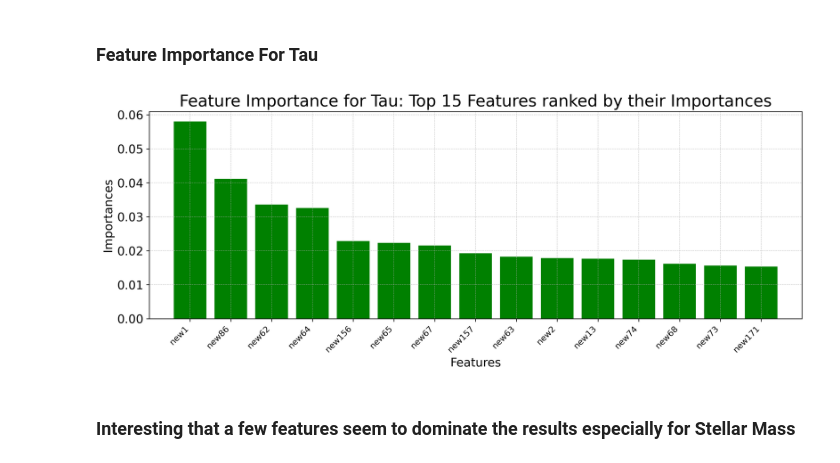
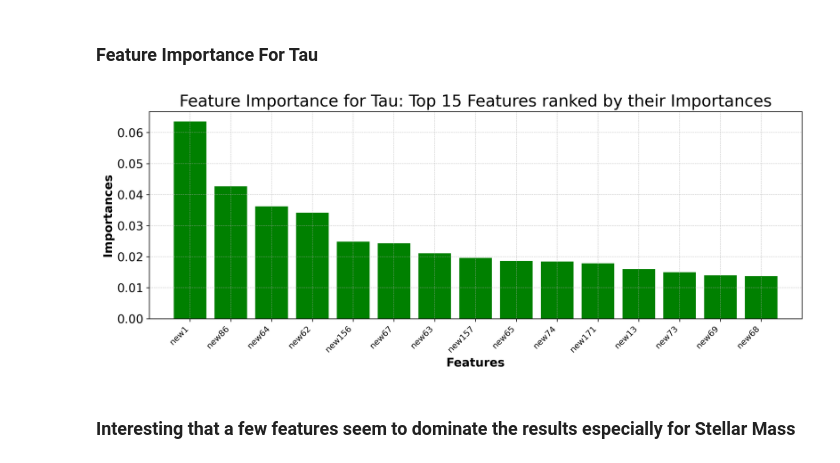
Before and after one commit to Curious-flow/Analyzing-Galaxy-Properties-with-Machine-Learning, a Jupyter notebook: Galaxy_SED_Machine_Learning.ipynb, the cells around one changed output. Cells and saved outputs as stored; diff of their text form; code cells hidden in the pictures.

```diff
--- a/Galaxy_SED_Machine_Learning.ipynb
+++ b/Galaxy_SED_Machine_Learning.ipynb
@@ -1116,41 +1116,41 @@ plt.show()
 # %% [markdown]
 ### Feature Importance For Tau
 # %%
-# target = df['tauGyr']
-# target.values.ravel() #changes shape to 1d row-like array
+target = df['tauGyr']
+target.values.ravel() #changes shape to 1d row-like array
 
-# model = RandomForestRegressor()
-# model.fit(newfeatures, target.values.ravel())
-# model.feature_importances_
+model = RandomForestRegressor()
+model.fit(newfeatures, target.values.ravel())
+model.feature_importances_
 
-# importances = model.feature_importances_
-# indices = np.argsort(importances)[::-1]
+importances = model.feature_importances_
+indices = np.argsort(importances)[::-1]
 
 
 # Plot the feature importances of the forest
 
 top_n = 15
 top_indices = indices[:top_n]
 top_importances = importances[top_indices]
 top_features = newfeatures.columns[top_indices]
 
 plt.figure(figsize=(12, 5))  # Adjust figure size
 plt.title("Feature Importance for Tau: Top 15 Features ranked by their Importances")
 
 plt.bar(range(top_n), top_importances, color="green", align="center")
 
 # Set x-axis labels to the top 10 features
 plt.xticks(range(top_n), top_features, rotation=45, ha="right", fontsize=10)
 
 plt.xlim([-1, top_n])
 plt.grid(which='both', linestyle='--', linewidth=0.5, alpha=0.7)
 plt.xlabel('Features', fontsize=14, weight='bold')
 plt.ylabel('Importances', fontsize=14, weight='bold')
 
 plt.tight_layout()
 plt.show()
 # %% [output]
-[figure, old version]
+[figure, new version]
 # %% [markdown]
 ### Interesting that a few features seem to dominate the results especially for Stellar Mass
 # %% [markdown]
```
Also changed, not shown: parts of 6 cells of this notebook.
